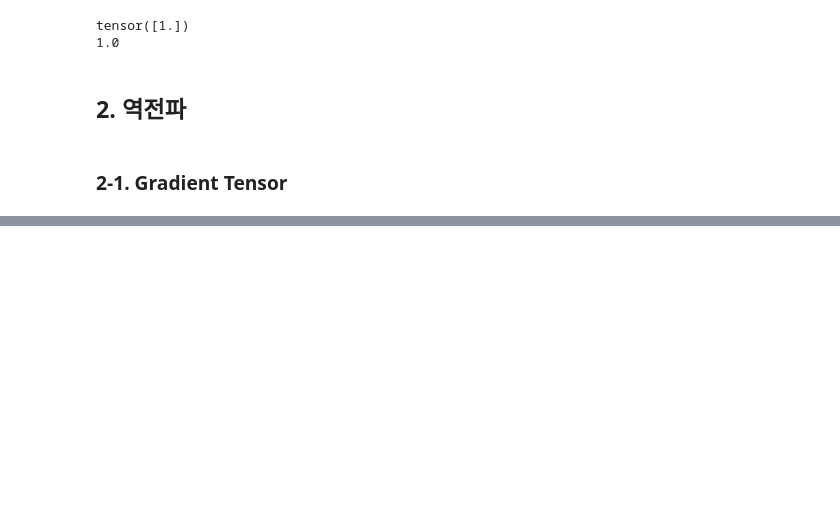
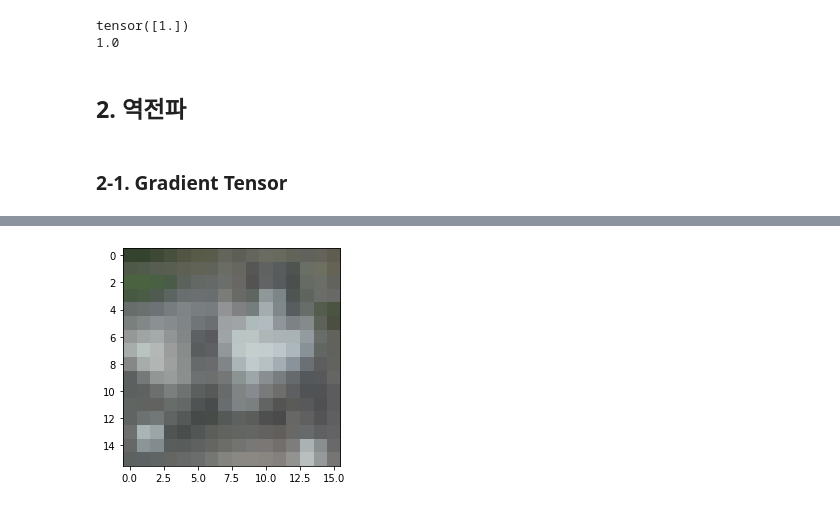
Before and after one commit to seok-jong/Pytorch_for_DL_Basic, a Jupyter notebook: chapter/ch_4/torch_basic.ipynb, the cells around one changed output, grey strips where cells are left out. Cells and saved outputs as stored; diff of their text form; code cells hidden in the pictures; blank space fills up the shorter version.

```diff
--- a/chapter/ch_4/torch_basic.ipynb
+++ b/chapter/ch_4/torch_basic.ipynb
@@ -181,0 +288,7 @@ tensor([[1., 1.],
+# %%
+# transforms를 사용해 전처리할 작업을 list로 작성한다.
+transf = tr.Compose([tr.Resize(16),tr.ToTensor()])
+# %%
+trainset = torchvision.datasets.CIFAR10(root='../../data',train = True,transform = transf)
+
+testset = torchvision.datasets.CIFAR10(root='../../data',train = False,transform = transf)
@@ -181,0 +302,3 @@ tensor([[1., 1.],
+# %%
+trainloader = DataLoader(trainset,batch_size=50,shuffle=True)
+testloader = DataLoader(testset, batch_size = 50,shuffle = False)
@@ -181,0 +314,9 @@ tensor([[1., 1.],
+# %%
+#Teonsor.permute()는 차원의 순서를 바꿔준다. / c x w x h -> w x h x c
+oneshot = images[1].permute(1,2,0).numpy()
+# plt.figure(figsize = (2,2))
+plt.imshow(oneshot)
+# plt.axis("off")
+plt.show()
+# %% [output]
+[figure, added]
```
Also changed, not shown: parts of 23 cells of this notebook.
